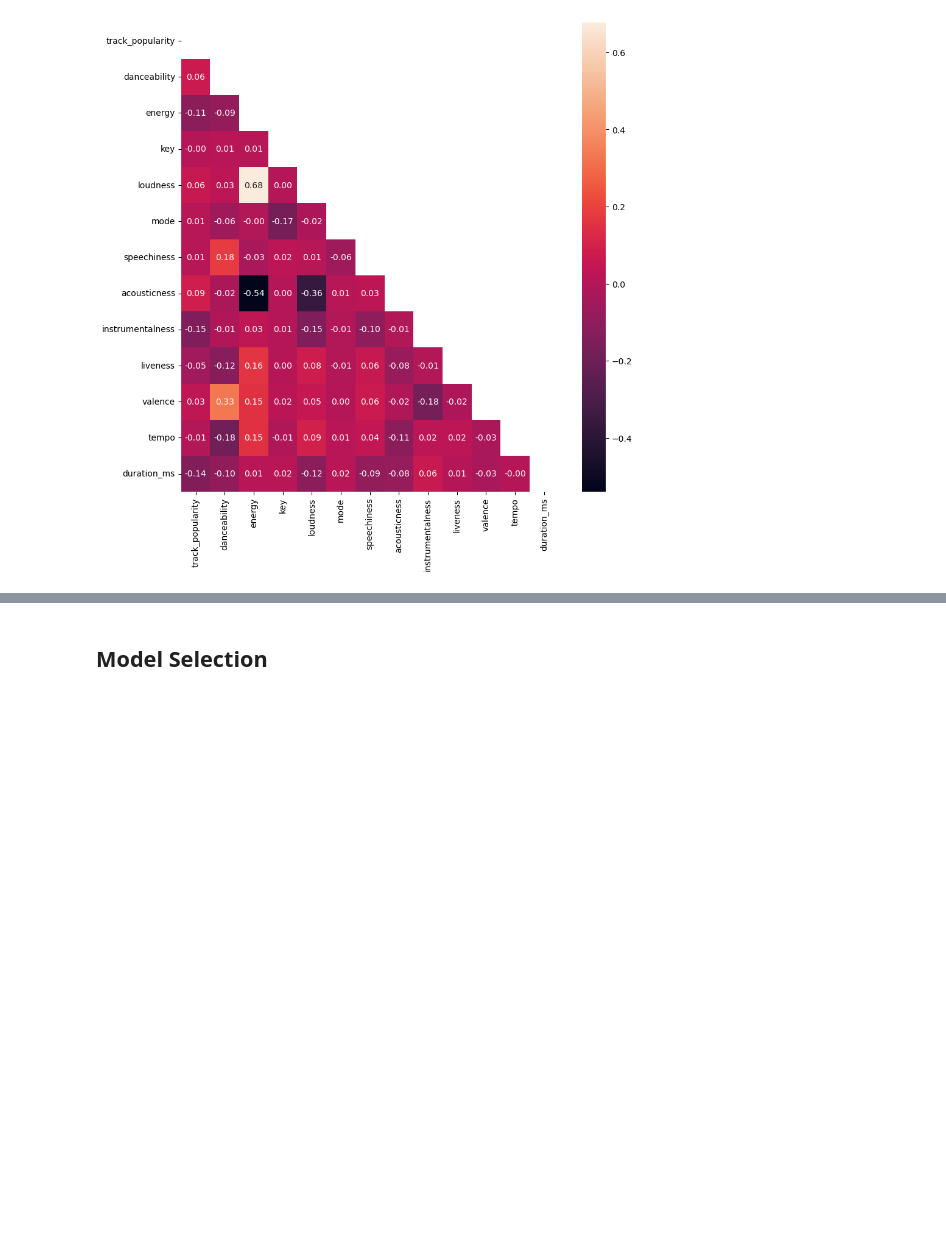
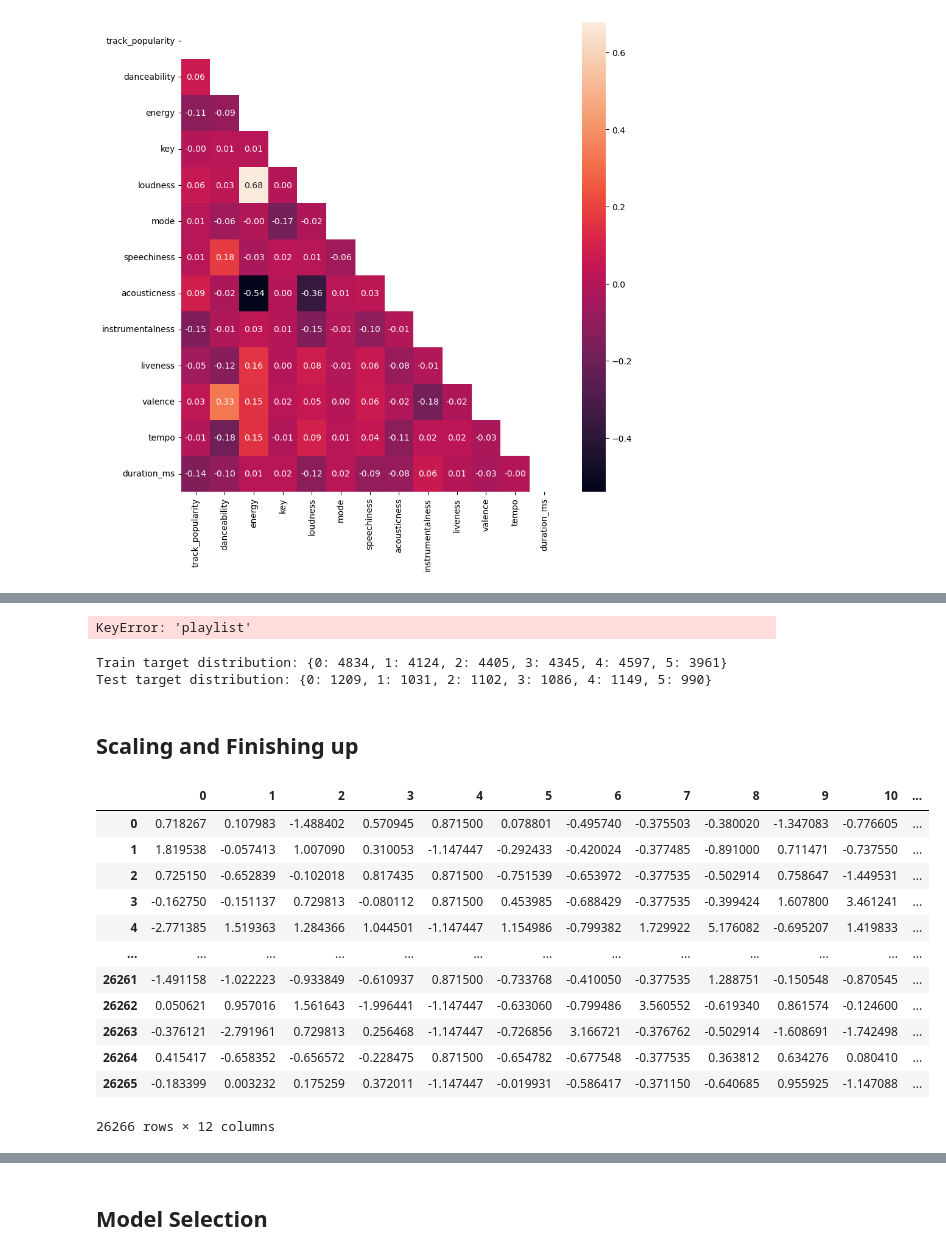
Before and after one commit to Bimpe2/LHL-Final-Project, a Jupyter notebook: notebooks/1. Data Prep.ipynb, the cells around one changed output, grey strips where cells are left out. Drawn from its saved outputs; the diff is of its cells as text; code cells hidden in the pictures; blank space fills up the shorter version.

Commit message:
model training
Dropped the playlist subgenre column to check performance of model for xgb, decision tree and random forest using accuracy, precision and recall

```diff
--- a/notebooks/1. Data Prep.ipynb
+++ b/notebooks/1. Data Prep.ipynb
@@ -379,0 +366,4 @@ sns.heatmap(
+# %%
+X = spotify_df[numerical_cols]
+X = X.drop(columns=['playlist_genre', 'track_popularity', 'playlist_subgenre'])
+X
@@ -379,0 +384,3 @@ sns.heatmap(
+# %%
+y = spotify_df['playlist_genre']
+y
@@ -379,0 +400,44 @@ sns.heatmap(
+# %%
+# Splitting training and testing data
+from sklearn.model_selection import train_test_split
+
+X_train, X_test, y_train, y_test = train_test_split(spotify_df.drop(columns=['playlist_genre']), spotify_df['playlist_genre'], test_size=0.2, stratify=spotify_df['playlist'], random_state=42)
+# %% [output]
+KeyError: 'playlist'
+# %%
+# Splitting training and testing data
+from sklearn.model_selection import train_test_split
+
+X_train, X_test, y_train, y_test = train_test_split(X, y, test_size=0.2, stratify=y, random_state=42)
+# %%
+print("Train target distribution:", dict(zip(*np.unique(y_train, return_counts=True))))
+print("Test target distribution:", dict(zip(*np.unique(y_test, return_counts=True))))
+# %% [output]
+Train target distribution: {0: 4834, 1: 4124, 2: 4405, 3: 4345, 4: 4597, 5: 3961}
+Test target distribution: {0: 1209, 1: 1031, 2: 1102, 3: 1086, 4: 1149, 5: 990}
+# %% [markdown]
+## Scaling and Finishing up
+# %%
+# Scaling data
+from sklearn.preprocessing import StandardScaler
+
+scaler = StandardScaler()
+
+X_train_scaled = scaler.fit_transform(X_train)
+X_test_scaled = scaler.transform(X_test)
+# %%
+pd.DataFrame(X_train_scaled)
+# %% [output]
+|  | 0 | 1 | 2 | 3 | 4 | 5 | 6 | 7 | 8 | 9 | 10 | ... |
+| 0 | 0.718267 | 0.107983 | -1.488402 | 0.570945 | 0.871500 | 0.078801 | -0.495740 | -0.375503 | -0.380020 | -1.347083 | -0.776605 | ... |
+| 1 | 1.819538 | -0.057413 | 1.007090 | 0.310053 | -1.147447 | -0.292433 | -0.420024 | -0.377485 | -0.891000 | 0.711471 | -0.737550 | ... |
+| 2 | 0.725150 | -0.652839 | -0.102018 | 0.817435 | 0.871500 | -0.751539 | -0.653972 | -0.377535 | -0.502914 | 0.758647 | -1.449531 | ... |
+| 3 | -0.162750 | -0.151137 | 0.729813 | -0.080112 | 0.871500 | 0.453985 | -0.688429 | -0.377535 | -0.399424 | 1.607800 | 3.461241 | ... |
+| 4 | -2.771385 | 1.519363 | 1.284366 | 1.044501 | -1.147447 | 1.154986 | -0.799382 | 1.729922 | 5.176082 | -0.695207 | 1.419833 | ... |
+| ... | ... | ... | ... | ... | ... | ... | ... | ... | ... | ... | ... | ... |
+| 26261 | -1.491158 | -1.022223 | -0.933849 | -0.610937 | 0.871500 | -0.733768 | -0.410050 | -0.377535 | 1.288751 | -0.150548 | -0.870545 | ... |
+| 26262 | 0.050621 | 0.957016 | 1.561643 | -1.996441 | -1.147447 | -0.633060 | -0.799486 | 3.560552 | -0.619340 | 0.861574 | -0.124600 | ... |
+| 26263 | -0.376121 | -2.791961 | 0.729813 | 0.256468 | -1.147447 | -0.726856 | 3.166721 | -0.376762 | -0.502914 | -1.608691 | -1.742498 | ... |
+| 26264 | 0.415417 | -0.658352 | -0.656572 | -0.228475 | 0.871500 | -0.654782 | -0.677548 | -0.377535 | 0.363812 | 0.634276 | 0.080410 | ... |
+| 26265 | -0.183399 | 0.003232 | 0.175259 | 0.372011 | -1.147447 | -0.019931 | -0.586417 | -0.371150 | -0.640685 | 0.955925 | -1.147088 | ... |
+26266 rows × 12 columns
```
Also changed, not shown: parts of 11 cells of this notebook, 7 other files.
